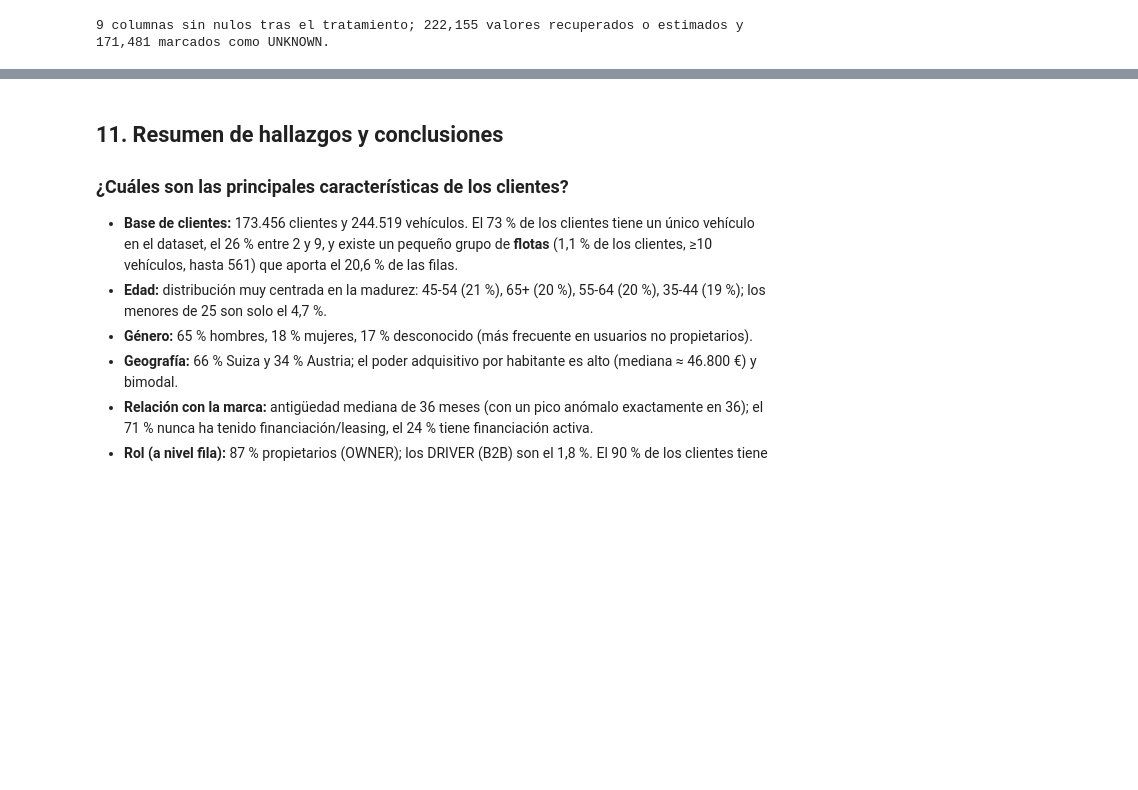
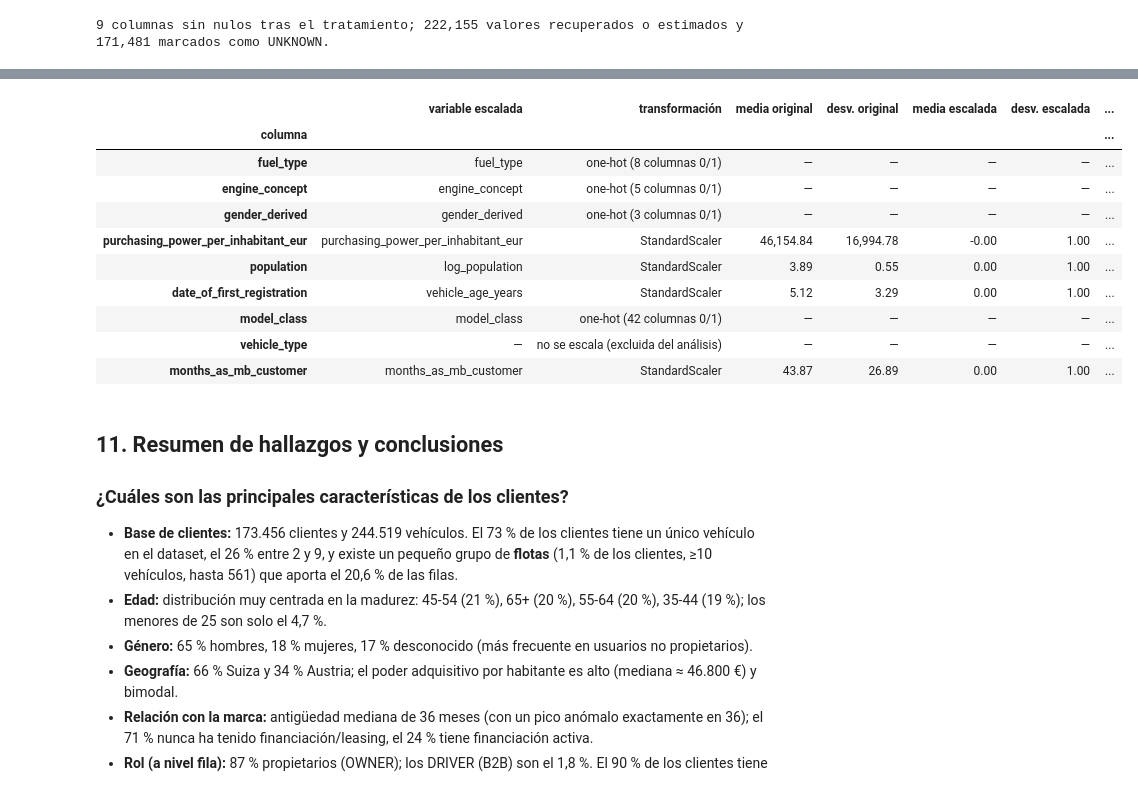
Before and after one commit to angela1006/Malackathon_Back, a Jupyter notebook: eda/EDA_Mercedes_Benz.ipynb, the cells around one changed output, grey strips where cells are left out. Drawn from its saved outputs; the diff is of its cells as text; code cells hidden in the pictures; blank space fills up the shorter version.

```diff
--- a/eda/EDA_Mercedes_Benz.ipynb
+++ b/eda/EDA_Mercedes_Benz.ipynb
@@ -1399,3 +1406,38 @@ print(f"{len(tratadas)} columnas sin nulos tras el tratamiento; "
+# %%
+from sklearn.preprocessing import StandardScaler
+
+VARIABLE_ESCALADA = {"population": "log_population", "date_of_first_registration": "vehicle_age_years"}
+filas = []
+for c in tratadas.index:
+    v = VARIABLE_ESCALADA.get(c, c)
+    if c not in feats and c not in VARIABLE_ESCALADA:
+        filas.append({"columna": c, "variable escalada": "—", "transformación": "no se escala (excluida del análisis)"})
+    elif pd.api.types.is_numeric_dtype(df[v]):
+        x = df[[v]].to_numpy()
+        z = StandardScaler().fit_transform(x).ravel()
+        filas.append({"columna": c, "variable escalada": v, "transformación": "StandardScaler",
+                      "media original": x.mean(), "desv. original": x.std(),
+                      "media escalada": z.mean(), "desv. escalada": z.std(), "mín. escalado": z.min(), "máx. escalado": z.max()})
+    else:
+        k = df[v].nunique()
+        filas.append({"columna": c, "variable escalada": v, "transformación": f"one-hot ({k} columnas 0/1)",
+                      "mín. escalado": 0, "máx. escalado": 1})
+escaladas = pd.DataFrame(filas).set_index("columna")[[
+    "variable escalada", "transformación", "media original", "desv. original",
+    "media escalada", "desv. escalada", "mín. escalado", "máx. escalado"]]
+display(escaladas.style.format("{:,.2f}", subset=escaladas.columns[2:], na_rep="—"))
+# %% [output]
+|  | variable escalada | transformación | media original | desv. original | media escalada | desv. escalada | ... |
+| columna |  |  |  |  |  |  | ... |
+| fuel_type | fuel_type | one-hot (8 columnas 0/1) | — | — | — | — | ... |
+| engine_concept | engine_concept | one-hot (5 columnas 0/1) | — | — | — | — | ... |
+| gender_derived | gender_derived | one-hot (3 columnas 0/1) | — | — | — | — | ... |
+| purchasing_power_per_inhabitant_eur | purchasing_power_per_inhabitant_eur | StandardScaler | 46,154.84 | 16,994.78 | -0.00 | 1.00 | ... |
+| population | log_population | StandardScaler | 3.89 | 0.55 | 0.00 | 1.00 | ... |
+| date_of_first_registration | vehicle_age_years | StandardScaler | 5.12 | 3.29 | 0.00 | 1.00 | ... |
+| model_class | model_class | one-hot (42 columnas 0/1) | — | — | — | — | ... |
+| vehicle_type | — | no se escala (excluida del análisis) | — | — | — | — | ... |
+| months_as_mb_customer | months_as_mb_customer | StandardScaler | 43.87 | 26.89 | 0.00 | 1.00 | ... |
 # %% [markdown]
 ## 11. Resumen de hallazgos y conclusiones
 
```
Also changed, not shown: parts of 2 cells of this notebook, 11 other files.
